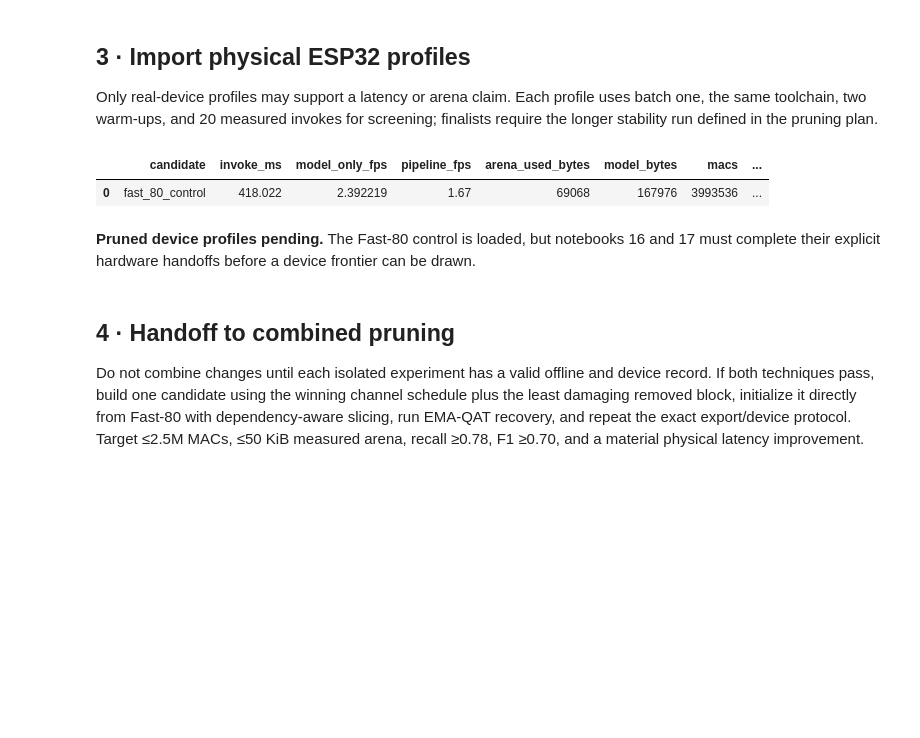
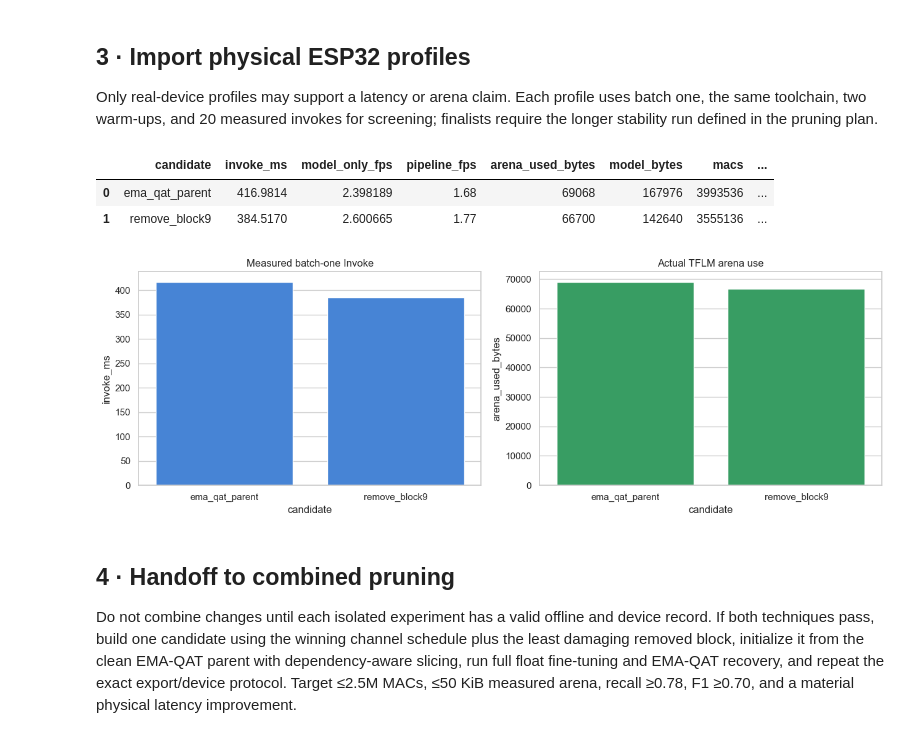
Before and after one commit to KhoanDoanVan/visual-wake-words-esp32-cam, a Jupyter notebook: optimization/pruning/18_pruning_experiment_comparison.ipynb, the cells around one changed output. Drawn from its saved outputs; the diff is of its cells as text; code cells hidden in the pictures; blank space fills up the shorter version.

```diff
--- a/optimization/pruning/18_pruning_experiment_comparison.ipynb
+++ b/optimization/pruning/18_pruning_experiment_comparison.ipynb
@@ -29,13 +29,13 @@ sns.set_theme(style='whitegrid', context='notebook')
 This table is reproducible before training and proves whether each candidate is physically smaller. It prevents accuracy-only selection from hiding unchanged compute.
 # %%
 rows = []
-definitions = [('fast_80', tuple(config['model']['reference_channels']), ())]
+definitions = [('ema_qat_parent', tuple(config['model']['reference_channels']), ())]
 definitions += [(spec.name, spec.channel_schedule, spec.removed_blocks) for spec in block_pruning_specs()]
 definitions += [(name, schedule, ()) for name, schedule in NAMED_CHANNEL_SCHEDULES.items() if name != 'reference']
 for name, schedule, removed in definitions:
     model = build_tiny_mobilenet_v1(input_shape=(80, 80, 3), channel_schedule=schedule, removed_blocks=removed)
     _, _, profile = profile_model(model)
-    rows.append({'candidate': name, 'technique': 'reference' if name == 'fast_80' else ('block' if removed else 'channel'), 'parameters': profile['parameters'], 'macs': profile['estimated_macs_batch1'], 'peak_live_int8': profile['peak_live_activation_int8_bytes_batch1_hypothetical'], 'removed_blocks': ','.join(removed), 'schedule': '-'.join(map(str, schedule))})
+    rows.append({'candidate': name, 'technique': 'parent' if name == 'ema_qat_parent' else ('block' if removed else 'channel'), 'parameters': profile['parameters'], 'macs': profile['estimated_macs_batch1'], 'peak_live_int8': profile['peak_live_activation_int8_bytes_batch1_hypothetical'], 'removed_blocks': ','.join(removed), 'schedule': '-'.join(map(str, schedule))})
 structural = pd.DataFrame(rows); baseline = structural.iloc[0]
 structural['mac_reduction_pct'] = 100 * (1 - structural.macs / baseline.macs); structural['parameter_reduction_pct'] = 100 * (1 - structural.parameters / baseline.parameters)
 structural.to_csv(OUT / 'reports/pre_registered_structural_frontier.csv', index=False)
@@ -67,14 +67,23 @@ fig.tight_layout(); fig.savefig(OUT / 'figures/structural_frontier.png', dpi=170
 Notebook 16 and 17 write immutable summaries. Missing runs remain visible instead of being filled with estimates.
 # %%
 summary_paths = {'block': ROOT / 'artifacts/pruning/block/reports/experiment_summary.json', 'channel': ROOT / 'artifacts/pruning/channel/reports/experiment_summary.json'}
-offline_rows = []
+parent_metrics = json.loads((ROOT / config['reference']['int8_metrics']).read_text())
+parent_profile = json.loads((ROOT / config['reference']['model_profile']).read_text())
+offline_rows = [{'technique': 'parent', 'track': 'control', 'candidate': 'ema_qat_parent', 'accuracy': parent_metrics['accuracy'], 'precision': parent_metrics['precision'], 'recall': parent_metrics['recall'], 'specificity': parent_metrics['specificity'], 'f1': parent_metrics['f1'], 'pr_auc': parent_metrics['pr_auc'], 'macs': parent_profile['estimated_macs_batch1'], 'peak_live_int8': parent_profile['peak_live_activation_int8_bytes_batch1_hypothetical'], 'model_bytes': parent_profile['tflite_bytes'], 'diagnostic_pass': True, 'promotion_pass': True}]
 for technique, path in summary_paths.items():
     if not path.is_file(): continue
-    payload = json.loads(path.read_text()); metrics = payload['int8_test_metrics']; profile = payload['model_profile']
-    offline_rows.append({'technique': technique, 'candidate': payload['selected_candidate'], 'accuracy': metrics['accuracy'], 'precision': metrics['precision'], 'recall': metrics['recall'], 'specificity': metrics['specificity'], 'f1': metrics['f1'], 'pr_auc': metrics['pr_auc'], 'macs': profile['estimated_macs_batch1'], 'peak_live_int8': profile['peak_live_activation_int8_bytes_batch1_hypothetical'], 'model_bytes': payload['export']['size_bytes'], 'offline_pass': payload['ready_for_device_profile']})
+    payload = json.loads(path.read_text())
+    records = list(payload.get('candidates', {}).items()) if technique == 'channel' and payload.get('candidates') else [('selected', payload)]
+    for track, record in records:
+        metrics, profile = record['int8_test_metrics'], record['model_profile']
+        offline_rows.append({'technique': technique, 'track': track, 'candidate': record['selected_candidate'], 'accuracy': metrics['accuracy'], 'precision': metrics['precision'], 'recall': metrics['recall'], 'specificity': metrics['specificity'], 'f1': metrics['f1'], 'pr_auc': metrics['pr_auc'], 'macs': profile['estimated_macs_batch1'], 'peak_live_int8': profile['peak_live_activation_int8_bytes_batch1_hypothetical'], 'model_bytes': record['export']['size_bytes'], 'diagnostic_pass': record.get('ready_for_diagnostic_profile', record['ready_for_device_profile']), 'promotion_pass': record['ready_for_device_profile']})
 offline = pd.DataFrame(offline_rows)
 if len(offline):
     offline.to_csv(OUT / 'reports/offline_comparison.csv', index=False); display(offline)
-    fig, axes = plt.subplots(1, 2, figsize=(14, 5)); sns.scatterplot(data=offline, x='macs', y='pr_auc', hue='technique', s=180, ax=axes[0]); sns.scatterplot(data=offline, x='peak_live_int8', y='f1', hue='technique', s=180, ax=axes[1]); axes[0].set_title('Quality versus compute'); axes[1].set_title('Quality versus graph live memory'); fig.tight_layout(); fig.savefig(OUT / 'figures/offline_frontier.png', dpi=170, bbox_inches='tight'); plt.show()
+    fig, axes = plt.subplots(1, 2, figsize=(14, 5)); sns.scatterplot(data=offline, x='macs', y='pr_auc', hue='technique', style='technique', s=180, ax=axes[0]); sns.scatterplot(data=offline, x='model_bytes', y='f1', hue='technique', style='technique', s=180, ax=axes[1]); axes[0].set_title('Quality versus compute'); axes[1].set_title('Quality versus model storage');
+    for row in offline.itertuples():
+        axes[0].annotate(row.candidate, (row.macs, row.pr_auc), xytext=(7, 7), textcoords='offset points')
+        axes[1].annotate(row.candidate, (row.model_bytes, row.f1), xytext=(7, 7), textcoords='offset points')
+    fig.tight_layout(); fig.savefig(OUT / 'figures/offline_frontier.png', dpi=170, bbox_inches='tight'); plt.show()
 else: display(Markdown('**Offline pruning runs pending.** Execute notebooks 16 and 17 first.'))
 # %% [output]
@@ -84,24 +98,25 @@ else: display(Markdown('**Offline pruning runs pending.** Execute notebooks 16 a
 
 Only real-device profiles may support a latency or arena claim. Each profile uses batch one, the same toolchain, two warm-ups, and 20 measured invokes for screening; finalists require the longer stability run defined in the pruning plan.
 # %%
-profile_ids = {'fast_80_control': 'fast_80_qat_control', 'block': 'prune_block_selected', 'channel': 'prune_channel_selected'}
+profile_ids = {'ema_qat_parent': 'qat_ema_range', 'remove_block9': 'prune_block_selected', 'moderate_b': 'prune_channel_moderate_b', 'aggressive': 'prune_channel_aggressive'}
 device_rows = []
 for label, profile_id in profile_ids.items():
     path = ROOT / 'artifacts/device_profiles' / profile_id / 'device_profile_summary.json'
     if not path.is_file(): continue
     payload = json.loads(path.read_text()); mean_ms = payload.get('mean_us', 0) / 1000
     device_rows.append({'candidate': label, 'invoke_ms': mean_ms, 'model_only_fps': 1000 / mean_ms, 'pipeline_fps': payload.get('pipeline_fps_median'), 'arena_used_bytes': payload.get('arena_used_bytes'), 'model_bytes': payload.get('model_bytes'), 'macs': payload.get('estimated_macs')})
 device = pd.DataFrame(device_rows)
 if len(device):
-    control = device[device.candidate == 'fast_80_control'].iloc[0]; device['latency_change_pct'] = 100 * (device.invoke_ms / control.invoke_ms - 1); device['arena_change_pct'] = 100 * (device.arena_used_bytes / control.arena_used_bytes - 1); device.to_csv(OUT / 'reports/device_comparison.csv', index=False); display(device)
+    control = device[device.candidate == 'ema_qat_parent'].iloc[0]; device['latency_change_pct'] = 100 * (device.invoke_ms / control.invoke_ms - 1); device['arena_change_pct'] = 100 * (device.arena_used_bytes / control.arena_used_bytes - 1); device.to_csv(OUT / 'reports/device_comparison.csv', index=False); display(device)
 if len(device) > 1:
     fig, axes = plt.subplots(1, 2, figsize=(13, 4.5)); sns.barplot(data=device, x='candidate', y='invoke_ms', ax=axes[0], color='#2F80ED'); sns.barplot(data=device, x='candidate', y='arena_used_bytes', ax=axes[1], color='#27AE60'); axes[0].set_title('Measured batch-one Invoke'); axes[1].set_title('Actual TFLM arena use'); fig.tight_layout(); fig.savefig(OUT / 'figures/device_frontier.png', dpi=170, bbox_inches='tight'); plt.show()
-else: display(Markdown('**Pruned device profiles pending.** The Fast-80 control is loaded, but notebooks 16 and 17 must complete their explicit hardware handoffs before a device frontier can be drawn.'))
+else: display(Markdown('**Pruned device profiles pending.** The EMA-QAT parent control is loaded, but notebooks 16 and 17 must complete their explicit hardware handoffs before a device frontier can be drawn.'))
 # %% [output]
 |  | candidate | invoke_ms | model_only_fps | pipeline_fps | arena_used_bytes | model_bytes | macs | ... |
-| 0 | fast_80_control | 418.022 | 2.392219 | 1.67 | 69068 | 167976 | 3993536 | ... |
+| 0 | ema_qat_parent | 416.9814 | 2.398189 | 1.68 | 69068 | 167976 | 3993536 | ... |
+| 1 | remove_block9 | 384.5170 | 2.600665 | 1.77 | 66700 | 142640 | 3555136 | ... |
-**Pruned device profiles pending.** The Fast-80 control is loaded, but notebooks 16 and 17 must complete their explicit hardware handoffs before a device frontier can be drawn.
+[figure, added]
 # %% [markdown]
 ## 4 · Handoff to combined pruning
 
-Do not combine changes until each isolated experiment has a valid offline and device record. If both techniques pass, build one candidate using the winning channel schedule plus the least damaging removed block, initialize it directly from Fast-80 with dependency-aware slicing, run EMA-QAT recovery, and repeat the exact export/device protocol. Target ≤2.5M MACs, ≤50 KiB measured arena, recall ≥0.78, F1 ≥0.70, and a material physical latency improvement.
+Do not combine changes until each isolated experiment has a valid offline and device record. If both techniques pass, build one candidate using the winning channel schedule plus the least damaging removed block, initialize it from the clean EMA-QAT parent with dependency-aware slicing, run full float fine-tuning and EMA-QAT recovery, and repeat the exact export/device protocol. Target ≤2.5M MACs, ≤50 KiB measured arena, recall ≥0.78, F1 ≥0.70, and a material physical latency improvement.
```
Also changed, not shown: parts of 2 cells of this notebook, 2 other files.
